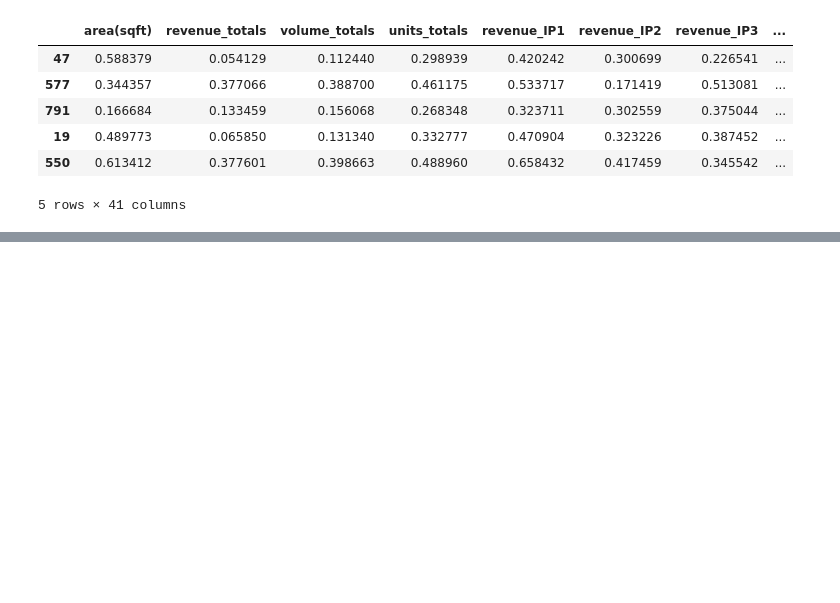
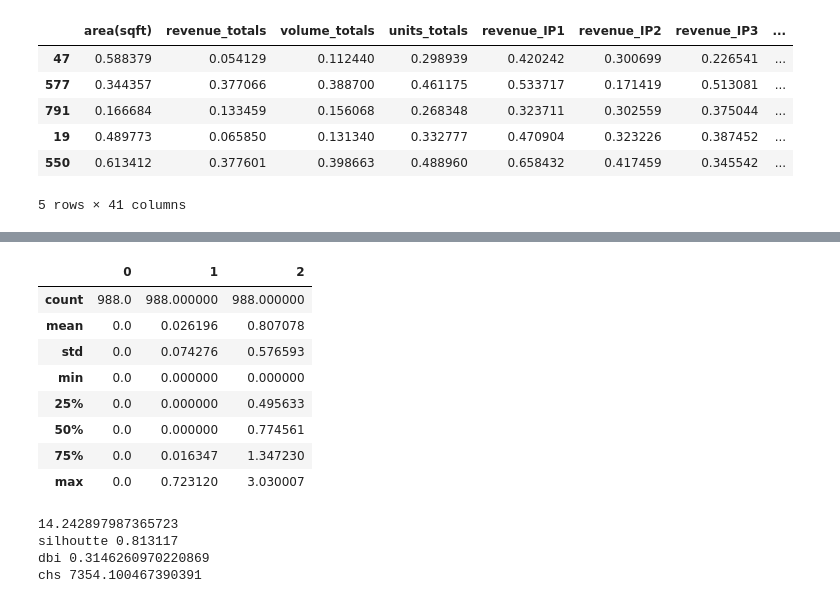
Before and after one commit to RadCod3/DataStorm-4.0-BrainLeftException-SemiFinals, a Jupyter notebook: donra.ipynb, the cells around one changed output, grey strips where cells are left out. Saved outputs shown, nothing was run; the diff lists cells and outputs as text; code cells hidden in the pictures; blank space fills up the shorter version.

```diff
--- a/donra.ipynb
+++ b/donra.ipynb
@@ -504,0 +500,24 @@ plt.show()
+# %%
+encoded_df.describe()
+# %% [output]
+|  | 0 | 1 | 2 |
+| count | 988.0 | 988.000000 | 988.000000 |
+| mean | 0.0 | 0.026196 | 0.807078 |
+| std | 0.0 | 0.074276 | 0.576593 |
+| min | 0.0 | 0.000000 | 0.000000 |
+| 25% | 0.0 | 0.000000 | 0.495633 |
+| 50% | 0.0 | 0.000000 | 0.774561 |
+| 75% | 0.0 | 0.016347 | 1.347230 |
+| max | 0.0 | 0.723120 | 3.030007 |
+# %%
+kmeans = KMeans(n_clusters=4, random_state=0, n_init=30).fit(temp_df)
+labels = kmeans.labels_
+print(kmeans.inertia_)
+print("silhoutte", silhouette_score(temp_df, labels))
+print("dbi", davies_bouldin_score(temp_df, labels))
+print("chs", calinski_harabasz_score(temp_df, labels))
+# %% [output]
+14.242897987365723
+silhoutte 0.813117
+dbi 0.3146260970220869
+chs 7354.100467390391
```
Also changed, not shown: parts of 9 cells of this notebook, 5 other files.
